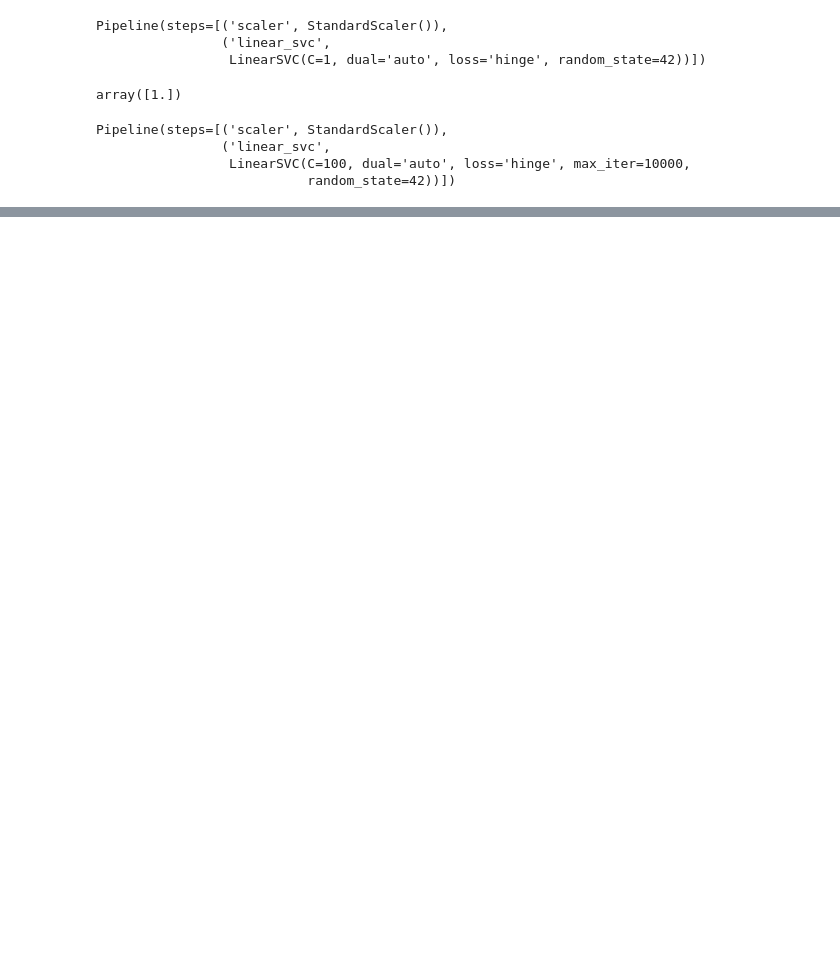
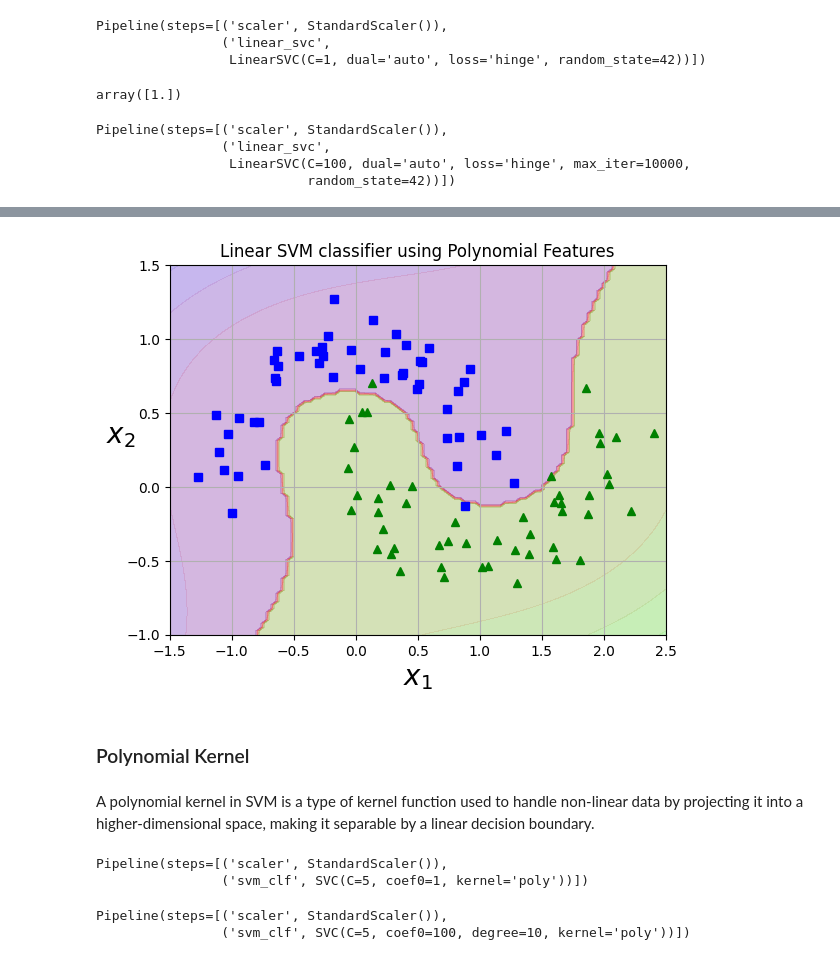
Before and after one commit to Ivan-Grigorev/Hands_On_ML, a Jupyter notebook: chapter_05.ipynb, the cells around one changed output, grey strips where cells are left out. Cells and saved outputs as stored; diff of their text form; code cells hidden in the pictures; blank space fills up the shorter version.

```diff
--- a/chapter_05.ipynb
+++ b/chapter_05.ipynb
@@ -408,0 +523,61 @@ plt.show()
+# %%
+def plot_predictions(clf, axes):
+    x0s = np.linspace(axes[0], axes[1], 100)
+    x1s = np.linspace(axes[2], axes[3], 100)
+
+    x0, x1 = np.meshgrid(x0s, x1s)
+
+    X = np.c_[x0.ravel(), x1.ravel()]
+    y_pred = clf.predict(X).reshape(x0.shape)
+    y_decision = clf.decision_function(X).reshape(x0.shape)
+
+    plt.contourf(
+        x0,
+        x1,
+        y_pred,
+        cmap=plt.cm.brg,
+        alpha=0.2
+    )
+    plt.contourf(
+        x0,
+        x1,
+        y_decision,
+        cmap=plt.cm.brg,
+        alpha=0.1
+    )
+    plt.grid(True)
+
+plot_predictions(clf=polynomial_svm_clf, axes=[-1.5, 2.5, -1, 1.5])
+plot_dataset(X=X, y=y, axes=[-1.5, 2.5, -1, 1.5])
+
+plt.title('Linear SVM classifier using Polynomial Features')
+plt.show()
+# %% [output]
+[figure, added]
+# %% [markdown]
+<h3>Polynomial Kernel</h3>
+# %% [markdown]
+A polynomial kernel in SVM is a type of kernel function used to handle non-linear data by projecting it into a higher-dimensional space, making it separable by a linear decision boundary.
+# %%
+from sklearn.svm import SVC
+
+
+poly_kernel_svm_clf = Pipeline([
+    ('scaler', StandardScaler()),
+    ('svm_clf', SVC(kernel='poly', degree=3, coef0=1, C=5))
+])
+
+poly_kernel_svm_clf.fit(X, y)
+# %% [output]
+Pipeline(steps=[('scaler', StandardScaler()),
+                ('svm_clf', SVC(C=5, coef0=1, kernel='poly'))])
+# %%
+poly100_kernel_svm_clf = Pipeline([
+    ('scaler', StandardScaler()),
+    ('svm_clf', SVC(kernel='poly', degree=10, coef0=100, C=5))
+])
+
+poly100_kernel_svm_clf.fit(X, y)
+# %% [output]
+Pipeline(steps=[('scaler', StandardScaler()),
+                ('svm_clf', SVC(C=5, coef0=100, degree=10, kernel='poly'))])
```
Also changed, not shown: parts of 10 cells of this notebook.
